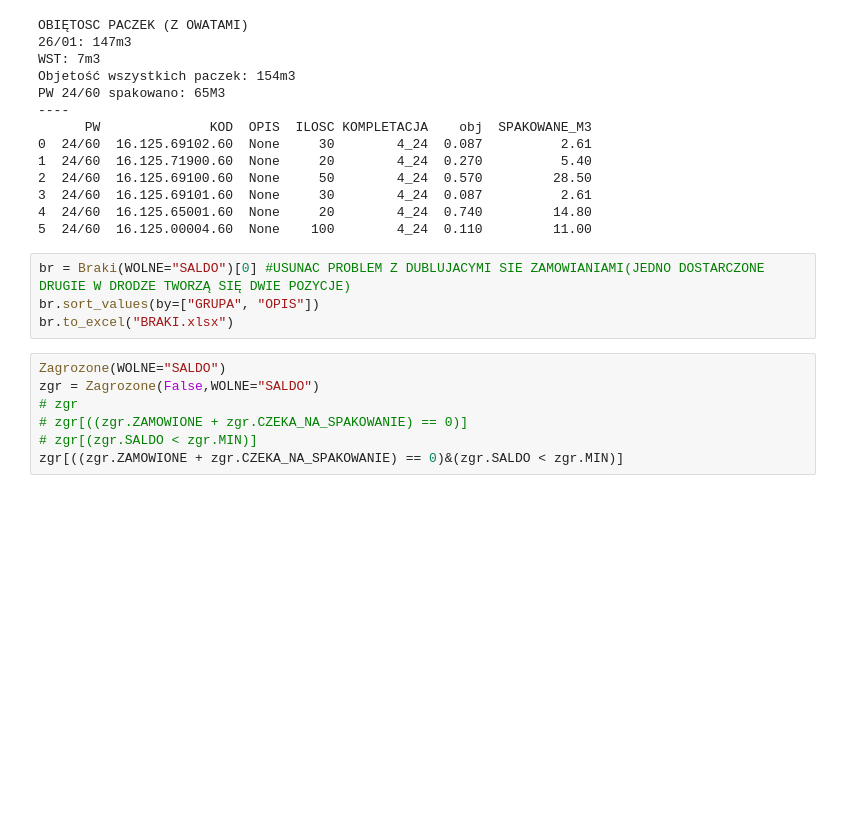
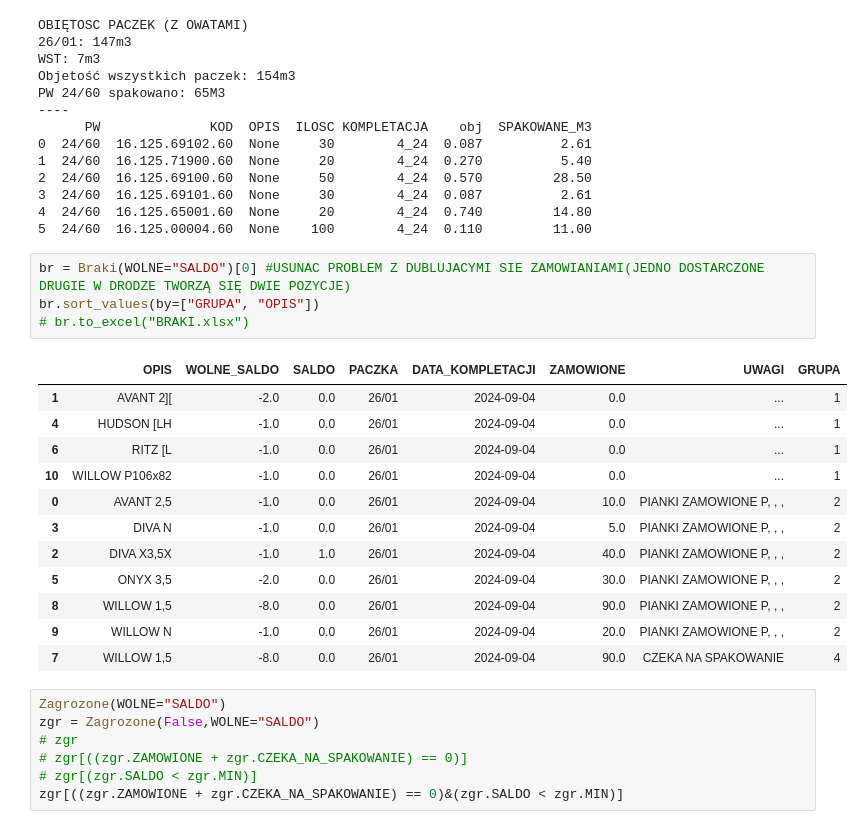
Before and after one commit to Mogarthron/Magazynier, a Jupyter notebook: ANALIZA_PIANEK.ipynb, the cells around one changed output. Drawn from its saved outputs; the diff is of its cells as text; blank space fills up the shorter version.

```diff
--- a/ANALIZA_PIANEK.ipynb
+++ b/ANALIZA_PIANEK.ipynb
@@ -40,7 +40,20 @@ PW 24/60 spakowano: 65M3
 # %%
 br = Braki(WOLNE="SALDO")[0] #USUNAC PROBLEM Z DUBLUJACYMI SIE ZAMOWIANIAMI(JEDNO DOSTARCZONE DRUGIE W DRODZE TWORZĄ SIĘ DWIE POZYCJE)
 br.sort_values(by=["GRUPA", "OPIS"])
-br.to_excel("BRAKI.xlsx")
+# br.to_excel("BRAKI.xlsx")
+# %% [output]
+|  | OPIS | WOLNE_SALDO | SALDO | PACZKA | DATA_KOMPLETACJI | ZAMOWIONE | UWAGI | GRUPA |
+| 1 | AVANT 2][ | -2.0 | 0.0 | 26/01 | 2024-09-04 | 0.0 | ... | 1 |
+| 4 | HUDSON [LH | -1.0 | 0.0 | 26/01 | 2024-09-04 | 0.0 | ... | 1 |
+| 6 | RITZ [L | -1.0 | 0.0 | 26/01 | 2024-09-04 | 0.0 | ... | 1 |
+| 10 | WILLOW P106x82 | -1.0 | 0.0 | 26/01 | 2024-09-04 | 0.0 | ... | 1 |
+| 0 | AVANT 2,5 | -1.0 | 0.0 | 26/01 | 2024-09-04 | 10.0 | PIANKI ZAMOWIONE P, , , | 2 |
+| 3 | DIVA N | -1.0 | 0.0 | 26/01 | 2024-09-04 | 5.0 | PIANKI ZAMOWIONE P, , , | 2 |
+| 2 | DIVA X3,5X | -1.0 | 1.0 | 26/01 | 2024-09-04 | 40.0 | PIANKI ZAMOWIONE P, , , | 2 |
+| 5 | ONYX 3,5 | -2.0 | 0.0 | 26/01 | 2024-09-04 | 30.0 | PIANKI ZAMOWIONE P, , , | 2 |
+| 8 | WILLOW 1,5 | -8.0 | 0.0 | 26/01 | 2024-09-04 | 90.0 | PIANKI ZAMOWIONE P, , , | 2 |
+| 9 | WILLOW N | -1.0 | 0.0 | 26/01 | 2024-09-04 | 20.0 | PIANKI ZAMOWIONE P, , , | 2 |
+| 7 | WILLOW 1,5 | -8.0 | 0.0 | 26/01 | 2024-09-04 | 90.0 | CZEKA NA SPAKOWANIE | 4 |
 # %%
 Zagrozone(WOLNE="SALDO")
 zgr = Zagrozone(False,WOLNE="SALDO")
```
Also changed, not shown: parts of 1 cell of this notebook.
